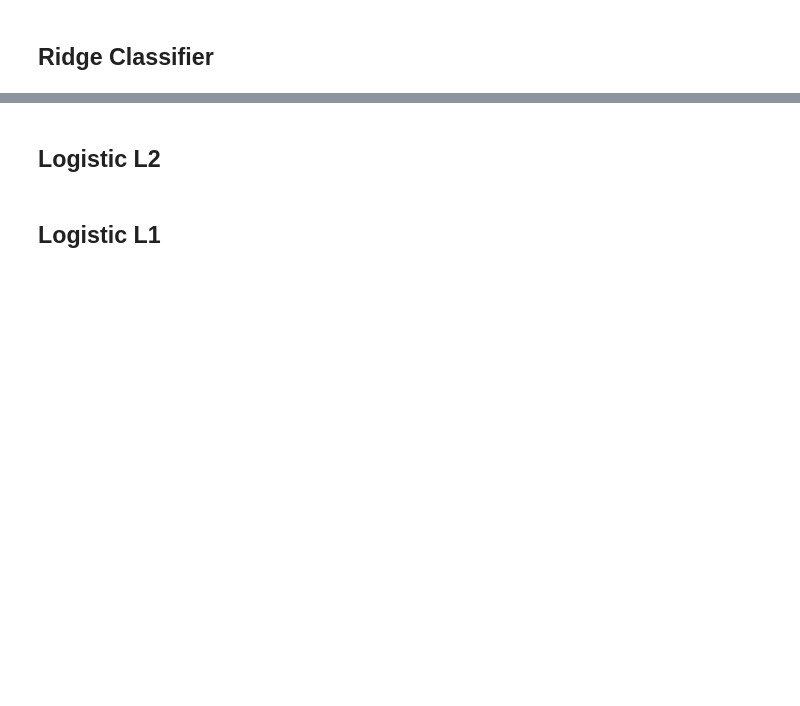
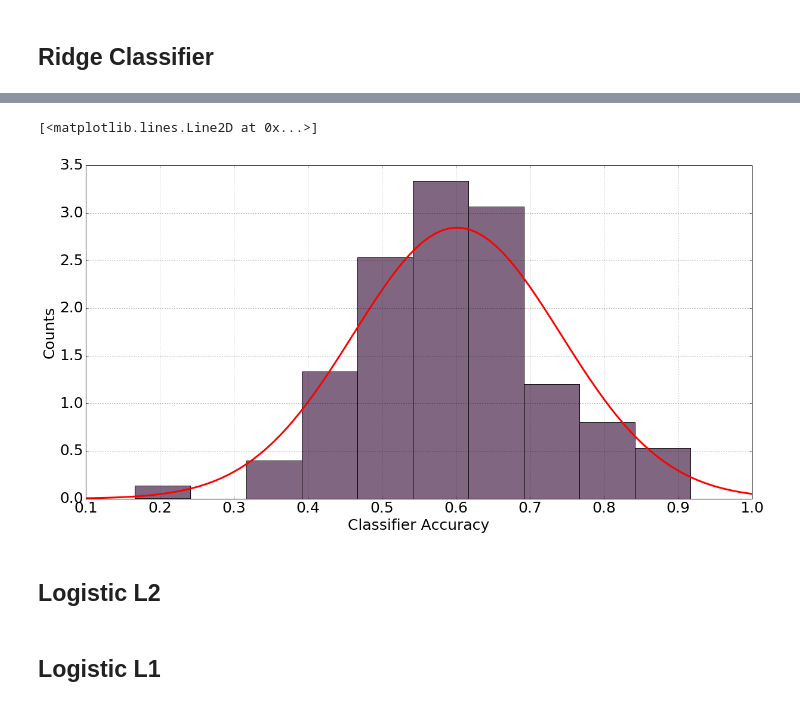
Before and after one commit to fducau/TAD_Project_2016, a Jupyter notebook: indices_models.ipynb, the cells around one changed output, grey strips where cells are left out. Drawn from its saved outputs; the diff is of its cells as text; code cells hidden in the pictures; blank space fills up the shorter version.

```diff
--- a/indices_models.ipynb
+++ b/indices_models.ipynb
@@ -78,7 +76,7 @@ alpha = []
 # %%
 lr = RidgeClassifier()
 params = {'alpha':np.logspace(-5,3,30)}
-gs = GridSearchCV(lr, param_grid=params, scoring='accuracy', n_jobs=4)
+gs = GridSearchCV(lr, param_grid=params, scoring='accuracy', n_jobs=6, cv=10)
 # %%
 for i in range(N):
 
@@ -119,2 +99,20 @@ SyntaxError: invalid syntax (<ipython-input-310-f704c1a6eade>, line 1)
+# %%
+fig, ax = plt.subplots(figsize=(20,10))
+plt.xlabel('Classifier Accuracy', fontsize=25)
+plt.ylabel('Counts', fontsize=25)
+plt.xticks(fontsize=25)
+plt.yticks(fontsize=25)
+plt.grid()
+plt.hist(accuracy, normed=True, bins=10, rwidth=None, log=False, color=(0.5,0.4,0.5),
+         label=None, stacked=False, hold=None, data=None)
+xt = plt.xticks()[0]
+xmin, xmax = min(xt), max(xt)
+lnspc = np.linspace(xmin, xmax, len(accuracy))
+
+pdf_g = stats.norm.pdf(lnspc, np.mean(accuracy), np.std(accuracy)) # now get theoretical values in our interval
+plt.plot(lnspc, pdf_g, label="Norm", lw=3, color='r') # plot it
+# %% [output]
+[<matplotlib.lines.Line2D at 0x...>]
+[figure, added]
 # %% [markdown]
 ## Logistic L2
```
Also changed, not shown: parts of 16 cells of this notebook, 17 other files.
